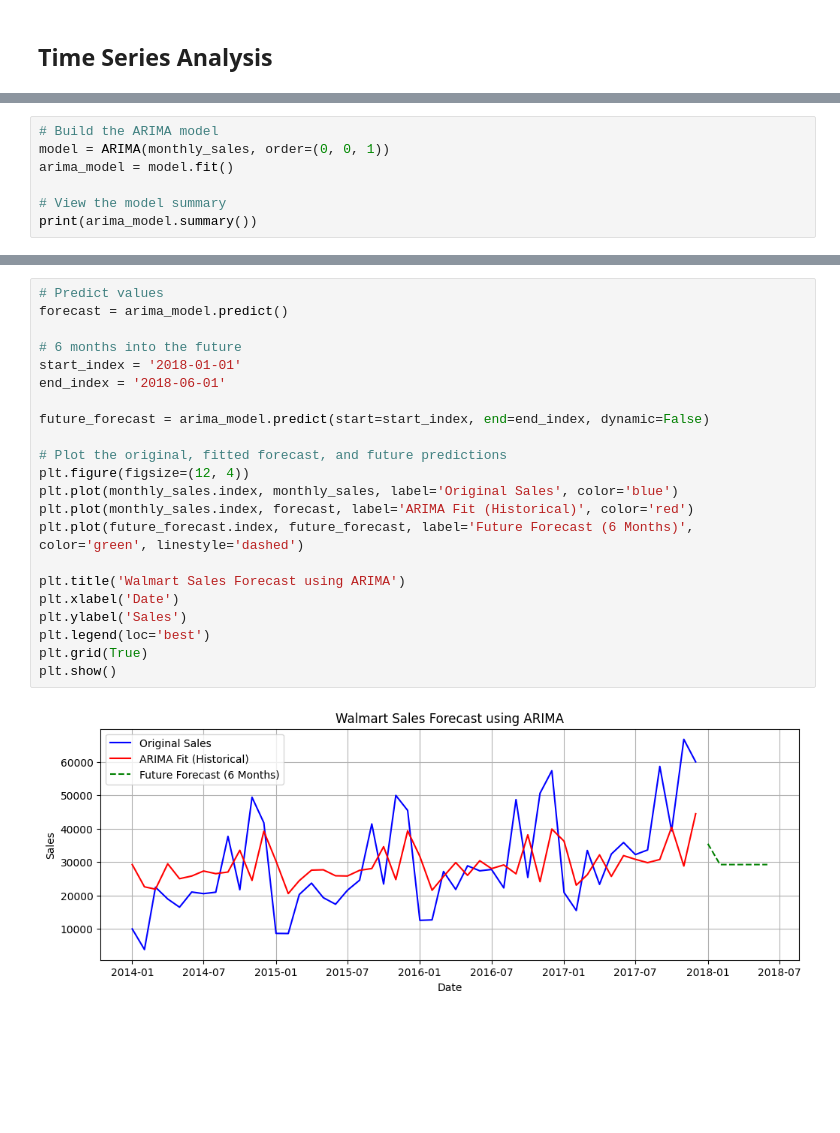
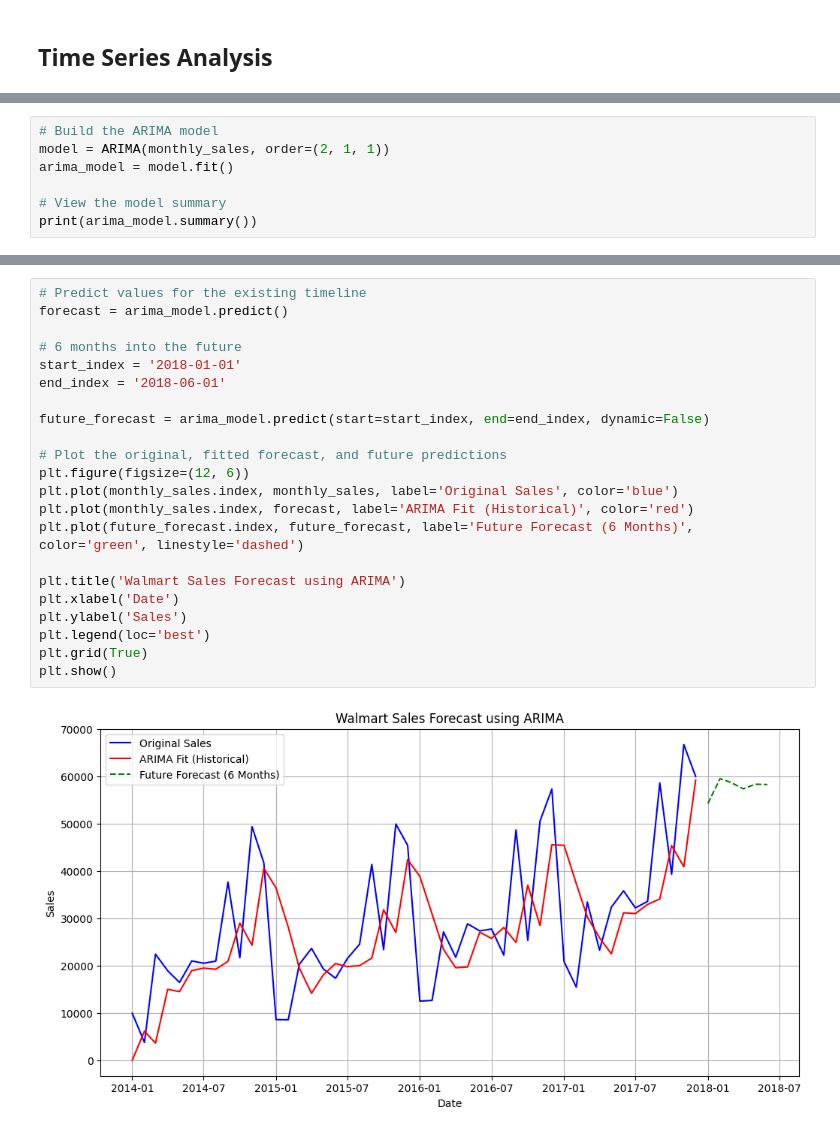
Before and after one commit to Mostafa-Mortada/Walmart-Sales-Data-Analysis, a Jupyter notebook: walmart_sales_Final.ipynb, the cells around one changed output, grey strips where cells are left out. Saved outputs shown, nothing was run; the diff lists cells and outputs as text; blank space fills up the shorter version.

```diff
--- a/walmart_sales_Final.ipynb
+++ b/walmart_sales_Final.ipynb
@@ -1221,6 +1208,6 @@ plt.show()
 # %%
 # Build the ARIMA model
-model = ARIMA(monthly_sales, order=(0, 0, 1))
+model = ARIMA(monthly_sales, order=(2, 1, 1))
 arima_model = model.fit()
 
 # View the model summary
@@ -1246,24 +1233,24 @@ Warnings:
 # %%
-# Predict values
+# Predict values for the existing timeline
 forecast = arima_model.predict()
 
 # 6 months into the future
 start_index = '2018-01-01'
 end_index = '2018-06-01'
 
 future_forecast = arima_model.predict(start=start_index, end=end_index, dynamic=False)
 
 # Plot the original, fitted forecast, and future predictions
-plt.figure(figsize=(12, 4))
+plt.figure(figsize=(12, 6))
 plt.plot(monthly_sales.index, monthly_sales, label='Original Sales', color='blue')
 plt.plot(monthly_sales.index, forecast, label='ARIMA Fit (Historical)', color='red')
 plt.plot(future_forecast.index, future_forecast, label='Future Forecast (6 Months)', color='green', linestyle='dashed')
 
 plt.title('Walmart Sales Forecast using ARIMA')
 plt.xlabel('Date')
 plt.ylabel('Sales')
 plt.legend(loc='best')
 plt.grid(True)
 plt.show()
 # %% [output]
-[figure, old version]
+[figure, new version]
```
Also changed, not shown: parts of 6 cells of this notebook.
